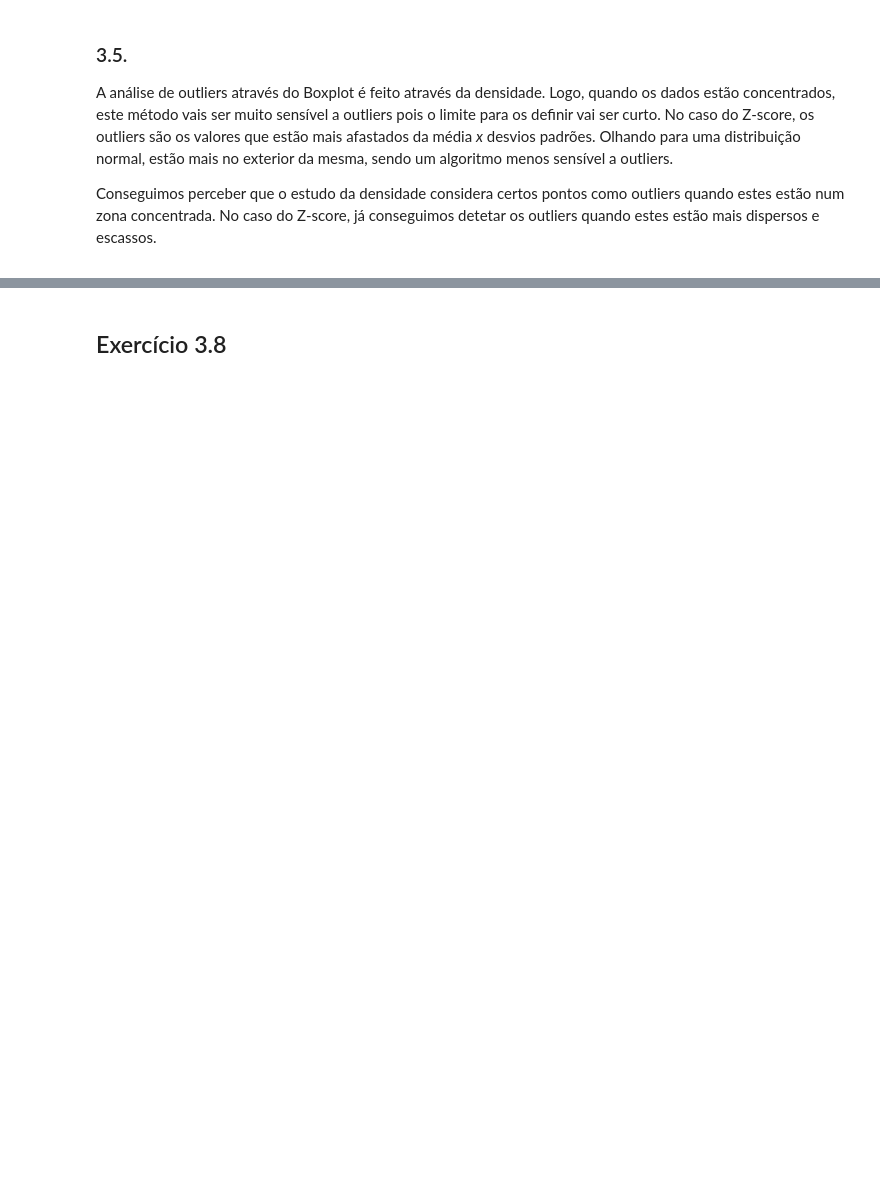
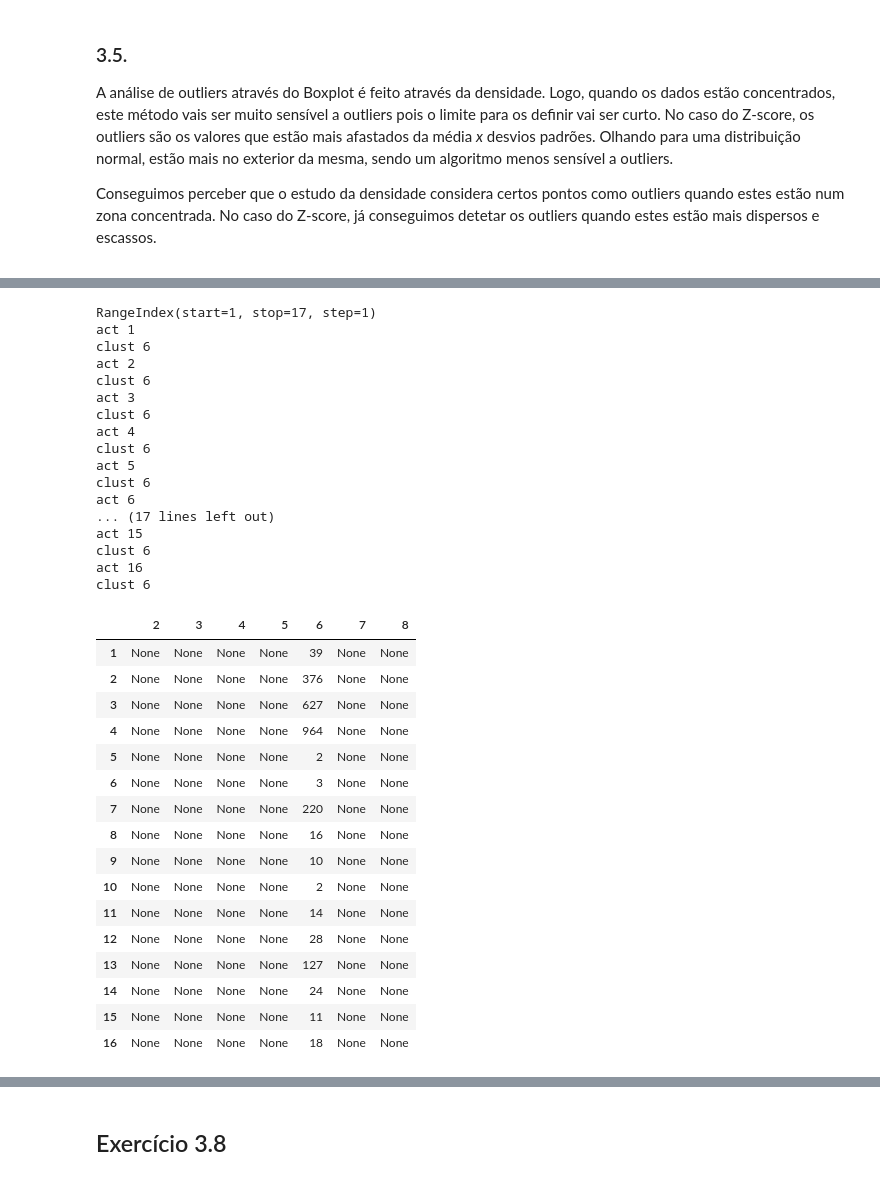
Before and after one commit to leonorcoelh0/TCD, a Jupyter notebook: Code/mainActivityNew.ipynb, the cells around one changed output, grey strips where cells are left out. Drawn from its saved outputs; the diff is of its cells as text; code cells hidden in the pictures; blank space fills up the shorter version.

```diff
--- a/Code/mainActivityNew.ipynb
+++ b/Code/mainActivityNew.ipynb
@@ -430,0 +435,80 @@ KeyboardInterrupt:
+# %%
+def createDf(clusters=[2],n_act=16):
+    dfs = list()
+    elbow = list()
+    for clust in clusters:
+        vec = list()
+        vec_elbow = list()
+        for act in range(1,n_act+1):
+            vec.append(None)
+            vec_elbow.append(None)
+        elbow.append(vec_elbow)
+        df = pd.DataFrame(vec)
+        df.columns = [clust]
+        dfs.append(df)
+
+    dfs = pd.concat(dfs,axis=1)
+    dfs.index = dfs.index+1
+
+    return [dfs,elbow]
+
+clusters_values = [2,3,4,5,6,7,8]
+[kmeans_vec,elbow] = createDf(clusters_values)
+# %%
+def outliersKmeans(data,kmeans_vec,elbow,n_clust=7,n_act=16):
+    for act in kmeans_vec.index:
+        print('act',act)
+        for clust in [6]:
+            print('clust',clust)
+            if(kmeans_vec[clust][act] == None):
+                [clusters,dist] = clusters_kmeans(clust, data, act)
+                elbow[clust-clusters_values[0]][act-1] = dist
+                count = clusters['Clusters'].value_counts()
+                minCluster = clusters.loc[clusters['Clusters'] == count.index[-1]]
+                kmeans_vec[clust][act] = minCluster.shape[0]
+
+    elbow = pd.DataFrame(elbow)
+
+    return [kmeans_vec,elbow]
+
+# display(acc_clusters)
+# display(acc_clusters)
+print(kmeans_vec.index)
+[kmeans_vec,elbow] = outliersKmeans(data,kmeans_vec,elbow)
+display(kmeans_vec)
+display(elbow)
+# %% [output]
+RangeIndex(start=1, stop=17, step=1)
+act 1
+clust 6
+act 2
+clust 6
+act 3
+clust 6
+act 4
+clust 6
+act 5
+clust 6
+act 6
+... (17 lines left out)
+act 15
+clust 6
+act 16
+clust 6
+|  | 2 | 3 | 4 | 5 | 6 | 7 | 8 |
+| 1 | None | None | None | None | 39 | None | None |
+| 2 | None | None | None | None | 376 | None | None |
+| 3 | None | None | None | None | 627 | None | None |
+| 4 | None | None | None | None | 964 | None | None |
+| 5 | None | None | None | None | 2 | None | None |
+| 6 | None | None | None | None | 3 | None | None |
+| 7 | None | None | None | None | 220 | None | None |
+| 8 | None | None | None | None | 16 | None | None |
+| 9 | None | None | None | None | 10 | None | None |
+| 10 | None | None | None | None | 2 | None | None |
+| 11 | None | None | None | None | 14 | None | None |
+| 12 | None | None | None | None | 28 | None | None |
+| 13 | None | None | None | None | 127 | None | None |
+| 14 | None | None | None | None | 24 | None | None |
+| 15 | None | None | None | None | 11 | None | None |
+| 16 | None | None | None | None | 18 | None | None |
```
Also changed, not shown: parts of 11 cells of this notebook.
